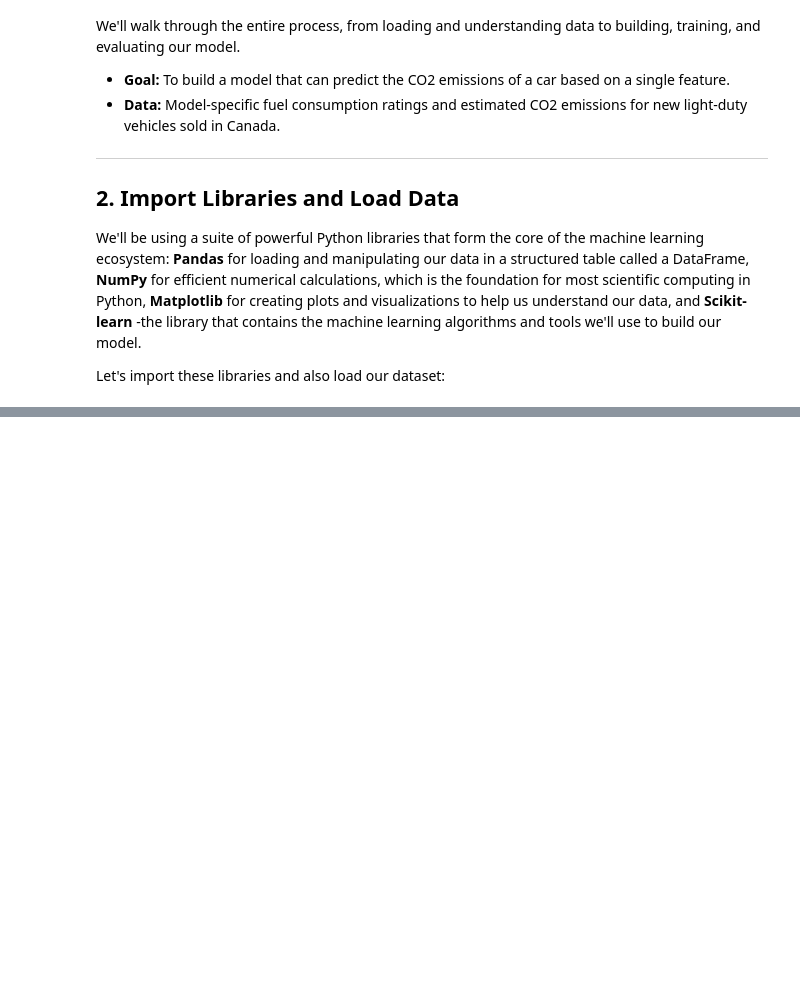
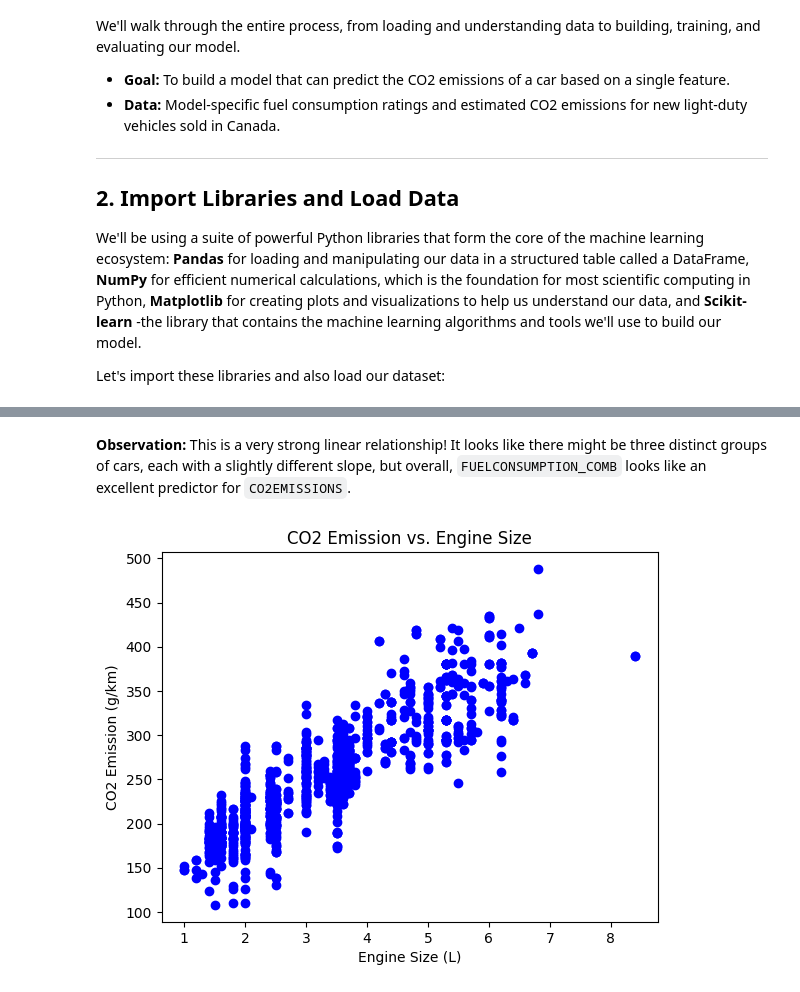
Before and after one commit to ibrahim-kocyigit/kocyigit-dsml, a Jupyter notebook: 03_specializations/02_machine_learning_with_python/02_linear_and_logistic_regression/03_lab--simple_linear_regression.ipynb, the cells around one changed output, grey strips where cells are left out. Drawn from its saved outputs; the diff is of its cells as text; code cells hidden in the pictures; blank space fills up the shorter version.

Commit message:
working on 03_lab--simple_linear_regression

```diff
--- a/03_specializations/02_machine_learning_with_python/02_linear_and_logistic_regression/03_lab--simple_linear_regression.ipynb
+++ b/03_specializations/02_machine_learning_with_python/02_linear_and_logistic_regression/03_lab--simple_linear_regression.ipynb
@@ -45,0 +100,10 @@ Before we can build a model, we need to understand our data. What are the patter
+# %% [markdown]
+**Observation:** This is a very strong linear relationship! It looks like there might be three distinct groups of cars, each with a slightly different slope, but overall, `FUELCONSUMPTION_COMB` looks like an excellent predictor for `CO2EMISSIONS`.
+# %%
+plt.scatter(cdf["ENGINESIZE"], cdf["CO2EMISSIONS"],  color='blue')
+plt.xlabel("Engine Size (L)")
+plt.ylabel("CO2 Emission (g/km)")
+plt.title("CO2 Emission vs. Engine Size")
+plt.show()
+# %% [output]
+[figure, added]
```
Also changed, not shown: parts of 23 cells of this notebook.
